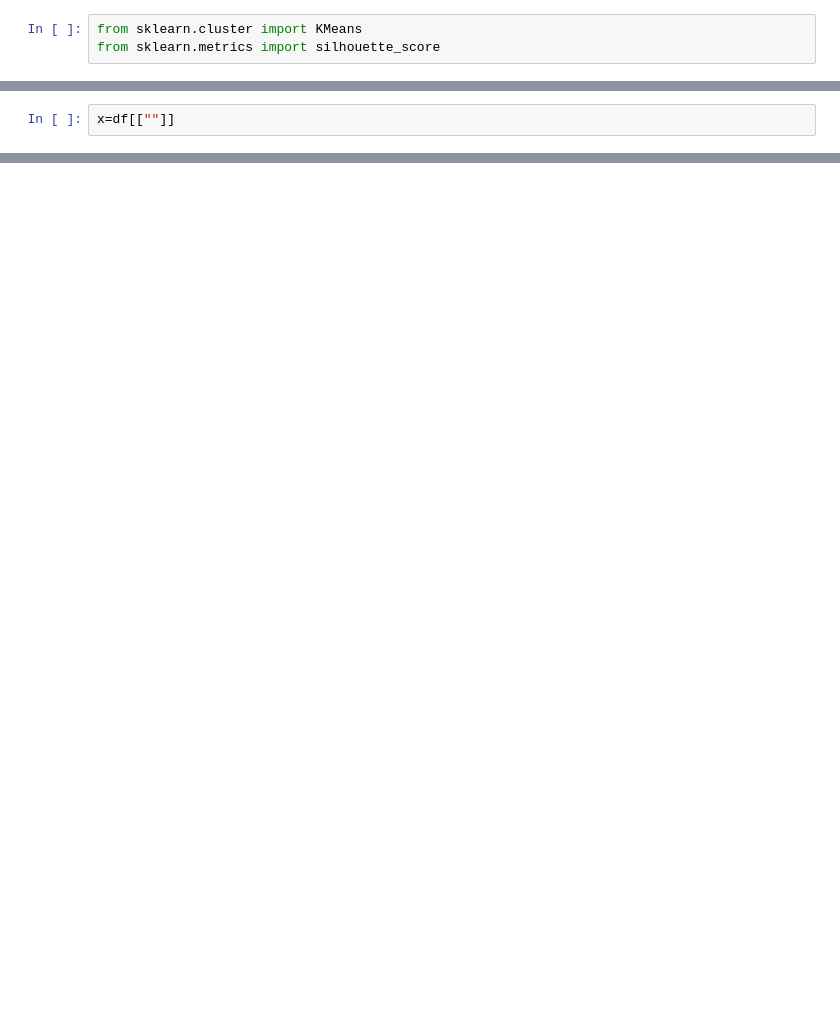
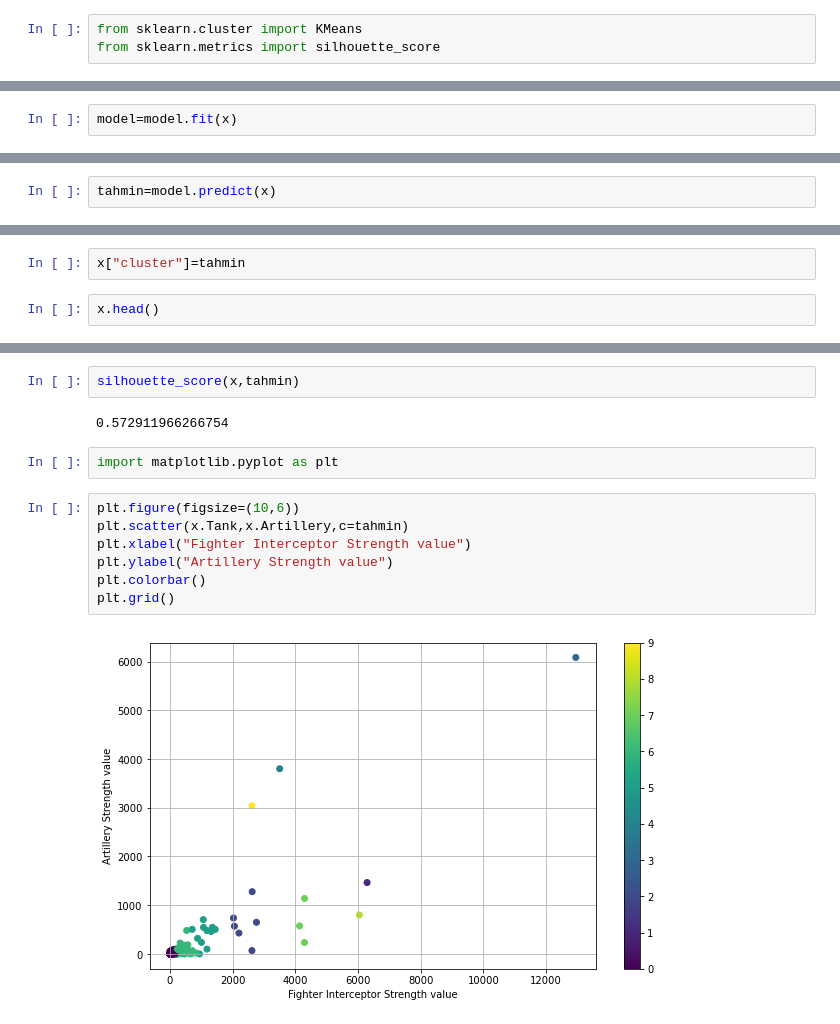
Before and after one commit to karatasibrahim/YapayZekaKamp, a Jupyter notebook: Projects/Military Powers of Countries/Military Powers of Countries.ipynb, the cells around one changed output, grey strips where cells are left out. Cells and saved outputs as stored; diff of their text form; blank space fills up the shorter version.

```diff
--- a/Projects/Military Powers of Countries/Military Powers of Countries.ipynb
+++ b/Projects/Military Powers of Countries/Military Powers of Countries.ipynb
@@ -34,0 +59,2 @@ from sklearn.metrics import silhouette_score
+# %%
+model=model.fit(x)
@@ -34,0 +63,2 @@ from sklearn.metrics import silhouette_score
+# %%
+tahmin=model.predict(x)
@@ -35,2 +75,4 @@ from sklearn.metrics import silhouette_score
+# %%
+x["cluster"]=tahmin
 # %%
-x=df[[""]]
+x.head()
@@ -36,0 +86,15 @@ x=df[[""]]
+# %%
+silhouette_score(x,tahmin)
+# %% [output]
+0.572911966266754
+# %%
+import matplotlib.pyplot as plt
+# %%
+plt.figure(figsize=(10,6))
+plt.scatter(x.Tank,x.Artillery,c=tahmin)
+plt.xlabel("Fighter Interceptor Strength value")
+plt.ylabel("Artillery Strength value")
+plt.colorbar()
+plt.grid()
+# %% [output]
+[figure, added]
```
Also changed, not shown: parts of 10 cells of this notebook, 1 other file.
